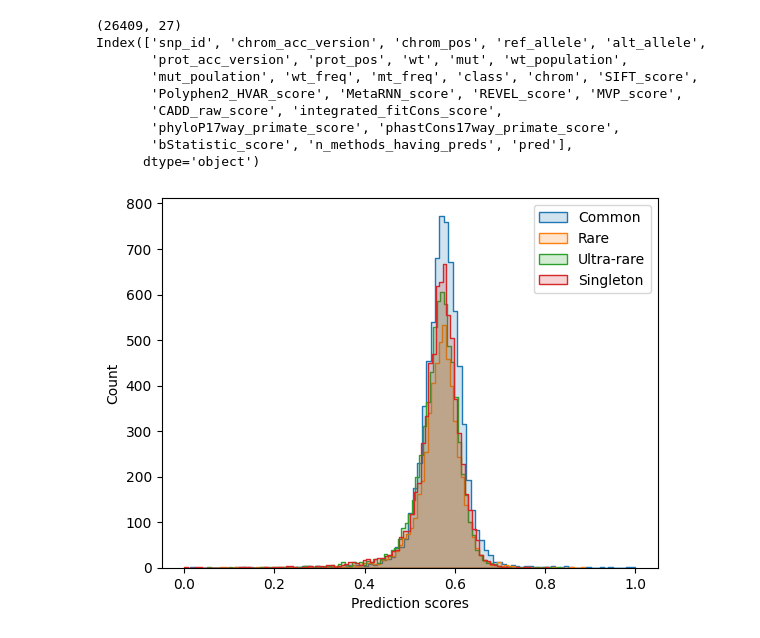
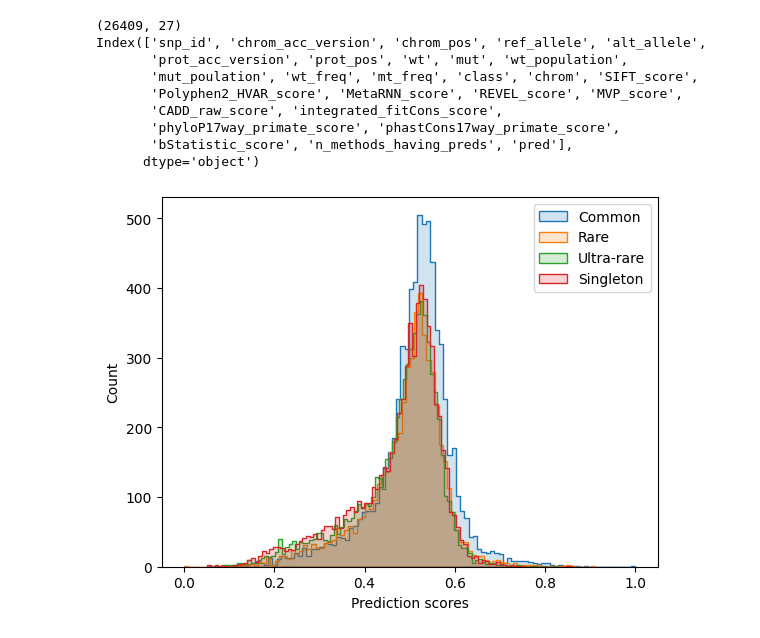
Before and after one commit to akabiraka/variant_effect_analysis, a Jupyter notebook: models/bioembeddings_dallago/test_model_predictions.ipynb, the cells around one changed output. Cells and saved outputs as stored; diff of their text form; code cells hidden in the pictures.

```diff
--- a/models/bioembeddings_dallago/test_model_predictions.ipynb
+++ b/models/bioembeddings_dallago/test_model_predictions.ipynb
@@ -71,32 +71,32 @@ def plot_distribution(result_df, n_samples=None):
 
     sns.histplot(common["pred"], bins=bins, label=f"Common", element="step", alpha=.2)
     sns.histplot(rare["pred"], bins=bins, label=f"Rare", element="step", alpha=.2)
     sns.histplot(ultra_rare["pred"], bins=bins, label=f"Ultra-rare", element="step", alpha=.2)
     sns.histplot(singleton["pred"], bins=bins, label=f"Singleton", element="step", alpha=.2)
     # sns.histplot(result_df, x="pred", y="class", element="step", hue="class", bins=bins, alpha=0.2)
 
     plt.legend()
     plt.xlabel("Prediction scores")
     plt.ylabel("Count")
     plt.show()
 
 model_dir = "bioembeddings_dallago"
-model_name = "plus_rnn"
+model_name = "prottrans_bert_bfd" # prottrans_bert_bfd, plus_rnn
 result_df = pd.read_csv(home_dir+f"models/{model_dir}/outputs/{model_name}/popu_freq/preds_{model_name}_masked.tsv", sep="\t")
 model_pred_col = "pred"
 result_df["pred"]=(result_df[model_pred_col]-result_df[model_pred_col].min())/(result_df[model_pred_col].max()-result_df[model_pred_col].min()) # scaling prediction scores between [0, 1]
 print(result_df.shape)
 print(result_df.columns)
 result_df["class"].value_counts()
 plot_distribution(result_df, n_samples=None)
 # %% [output]
 (26409, 27)
 Index(['snp_id', 'chrom_acc_version', 'chrom_pos', 'ref_allele', 'alt_allele',
        'prot_acc_version', 'prot_pos', 'wt', 'mut', 'wt_population',
        'mut_poulation', 'wt_freq', 'mt_freq', 'class', 'chrom', 'SIFT_score',
        'Polyphen2_HVAR_score', 'MetaRNN_score', 'REVEL_score', 'MVP_score',
        'CADD_raw_score', 'integrated_fitCons_score',
        'phyloP17way_primate_score', 'phastCons17way_primate_score',
        'bStatistic_score', 'n_methods_having_preds', 'pred'],
       dtype='object')
-[figure, old version]
+[figure, new version]
```
Also changed, not shown: parts of 1 cell of this notebook, 2 other files.
